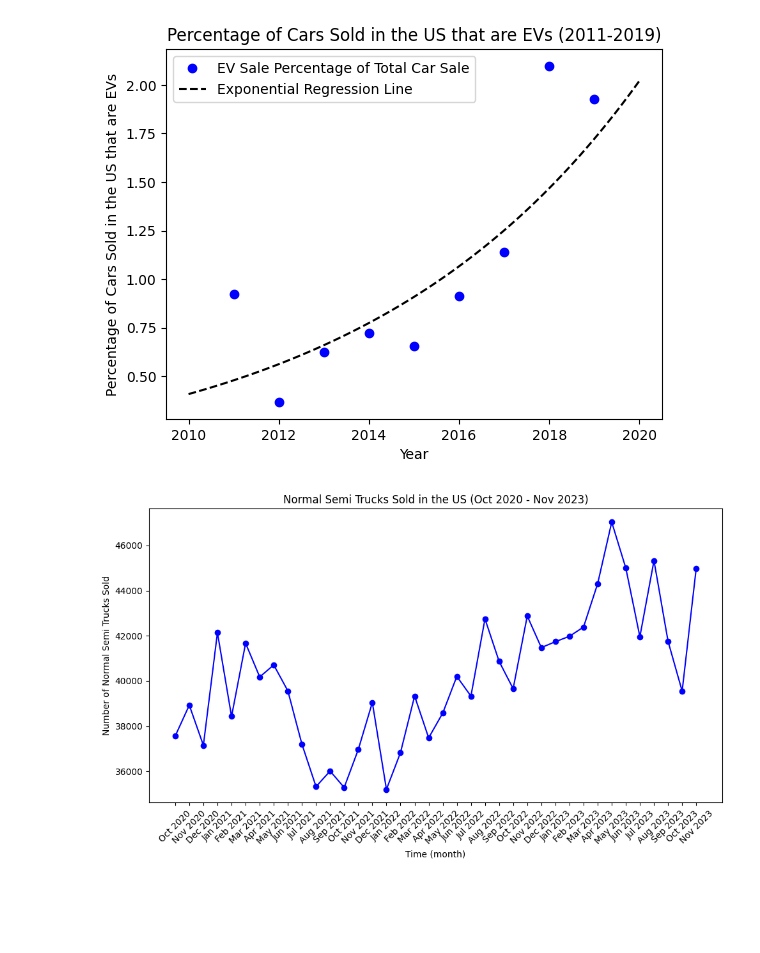
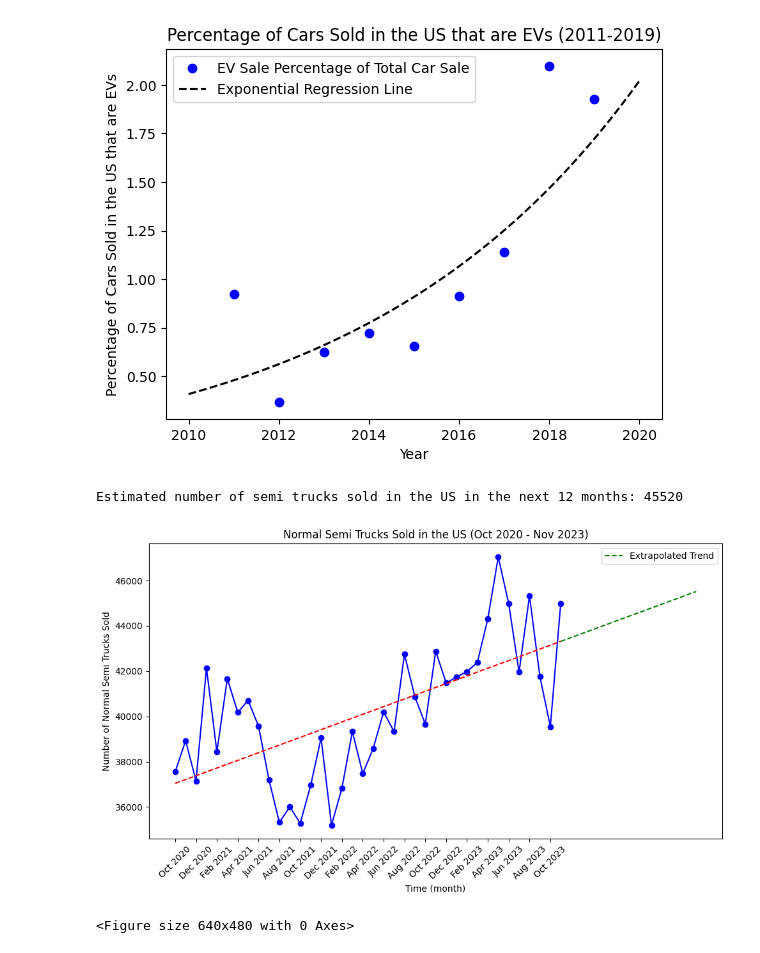
Before and after one commit to Flippergail/m3challenge, a Jupyter notebook: 2020Question.ipynb, the cells around one changed output. Cells and saved outputs as stored; diff of their text form; code cells hidden in the pictures; blank space fills up the shorter version.

```diff
--- a/2020Question.ipynb
+++ b/2020Question.ipynb
@@ -92,18 +94,36 @@ plt.show()
 # %% [output]
 [figure]
 # %%
-import matplotlib.pyplot as plt
-import matplotlib.dates as mdates
-
 plt.figure(figsize=(10, 6))
 plt.plot(months, totalSemiTruckSales, marker='o', linestyle='-', color='b')
 plt.title('Normal Semi Trucks Sold in the US (Oct 2020 - Nov 2023)')
 plt.xlabel('Time (month)')
 plt.ylabel('Number of Normal Semi Trucks Sold')
 
+plt.xticks(months[::2])
 plt.tick_params(axis='x', which='both', bottom=True, top=False, labelbottom=True, labelrotation=45)
+
+reg = np.polyfit(range(len(totalSemiTruckSales)), totalSemiTruckSales, 1)
+trend = np.poly1d(reg)
+plt.plot(trend(range(len(totalSemiTruckSales))), linestyle='--', color='r')
+
+# Extrapolate the trend line
+extrapolated_x = range(len(totalSemiTruckSales)-1, len(totalSemiTruckSales) + 13)  # Extend the x-values by 12 months
+extrapolated_y = np.polyval(reg, extrapolated_x)  # Calculate the corresponding y-values
+
+plt.plot(extrapolated_x, extrapolated_y, linestyle='--', color='g', label='Extrapolated Trend')
+
+# predict the number of semi trucks sold
+print(f"Estimated number of semi trucks sold in the US 12 months from now: {round(np.polyval(reg, len(totalSemiTruckSales) + 12))}")
+
+plt.tight_layout()
+plt.legend()
+plt.show()
+
 
 plt.tight_layout()
 plt.show()
 # %% [output]
+Estimated number of semi trucks sold in the US in the next 12 months: 45520
-[figure, old version]
+[figure, new version]
+<Figure size 640x480 with 0 Axes>
```
Also changed, not shown: parts of 1 cell of this notebook.
